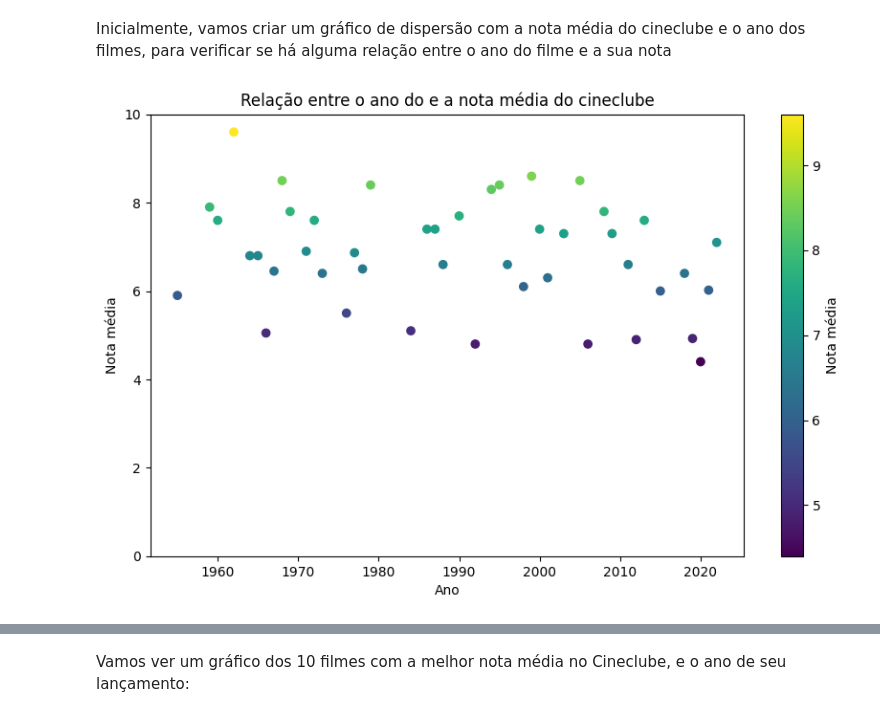
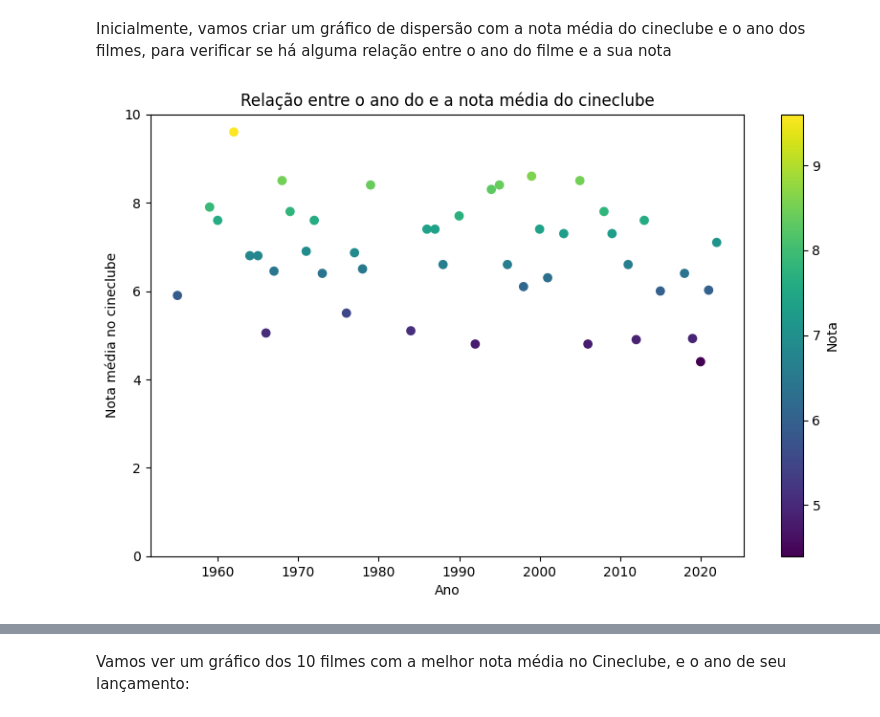
Before and after one commit to feliperost/cineclube, a Jupyter notebook: Cineclube_teste.ipynb, the cells around one changed output, grey strips where cells are left out. Cells and saved outputs as stored; diff of their text form; code cells hidden in the pictures.

```diff
--- a/Cineclube_teste.ipynb
+++ b/Cineclube_teste.ipynb
@@ -256,20 +320,20 @@ Inicialmente, vamos criar um gráfico de dispersão com a nota média do cineclu
 # %%
 # delimitando o dataframe com o ano e a nossa nota média
 df_ano_nota = df.groupby('Ano')['nota média cineclube'].mean().reset_index()
 # o .reset_index() transforma o ano de volta em uma coluna normal do df, e cria um novo índice numérico sequencial (0, 1, 2, ...)
 # é preciso fazer isso para usar as colunas 'Ano' e 'nota média cineclube' como eixos x e y no gráfico de dispersão
 
 plt.figure(figsize=(10, 6))
 # c= define que a cor de cada ponto será baseada pelo seu valor na coluna "nota média cineclube".
 plt.scatter(df_ano_nota['Ano'], df_ano_nota['nota média cineclube'], c=df_ano_nota['nota média cineclube'], cmap='viridis')
 plt.title('Relação entre o ano do e a nota média do cineclube')
 plt.ylim(0, 10)
 plt.xlabel('Ano')
-plt.ylabel('Nota média')
-plt.colorbar(label='Nota média')
+plt.ylabel('Nota média no cineclube')
+plt.colorbar(label='Nota')
 plt.show()
 # %% [output]
-[figure, old version]
+[figure, new version]
 # %% [markdown]
 Com isso, podemos ver que não há muita correlação entre o ano do lançamento do filme e sua nota média em nosso cineclube, já que filmes de todas as décadas tiveram notas altas e baixas.
 
```
Also changed, not shown: parts of 15 cells of this notebook.
